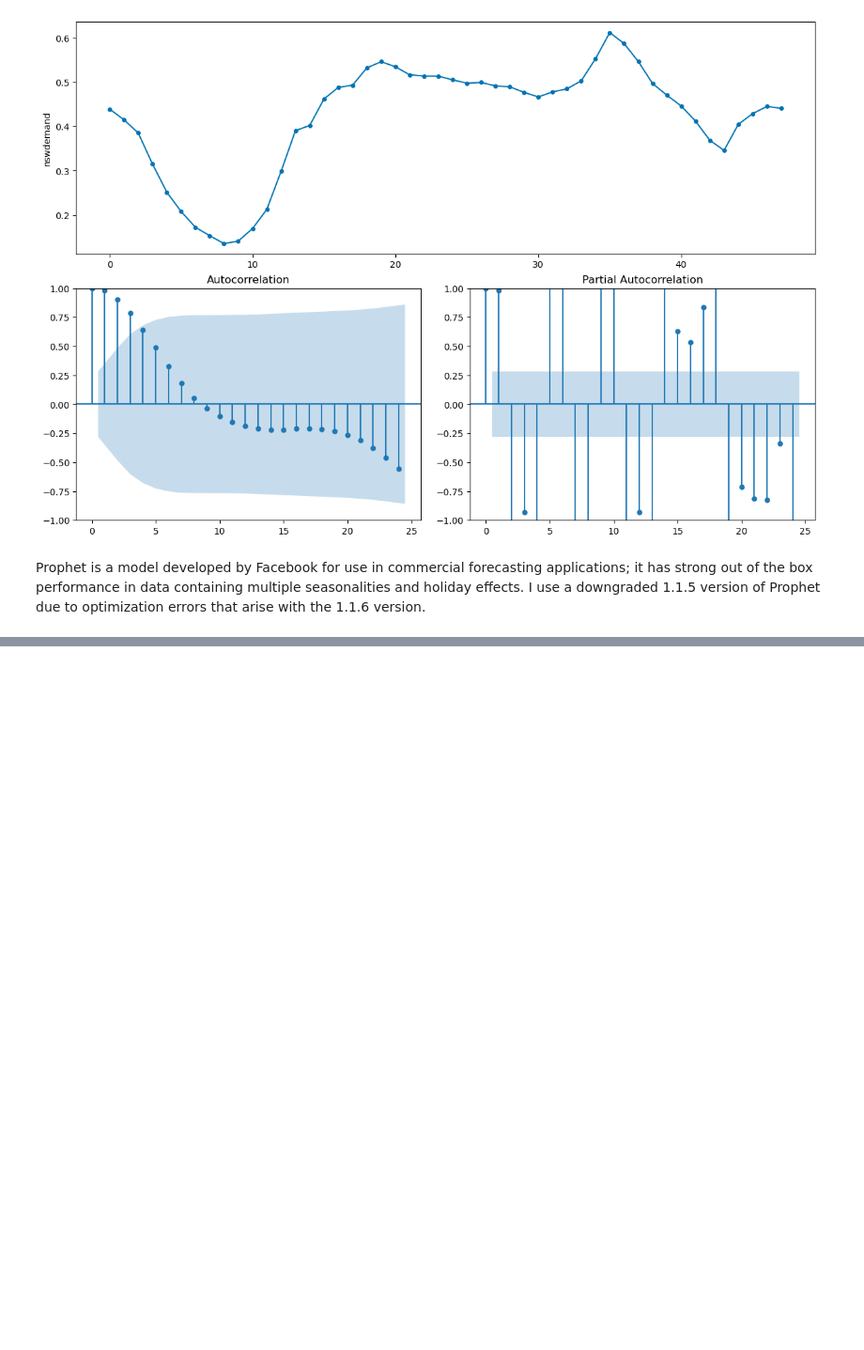
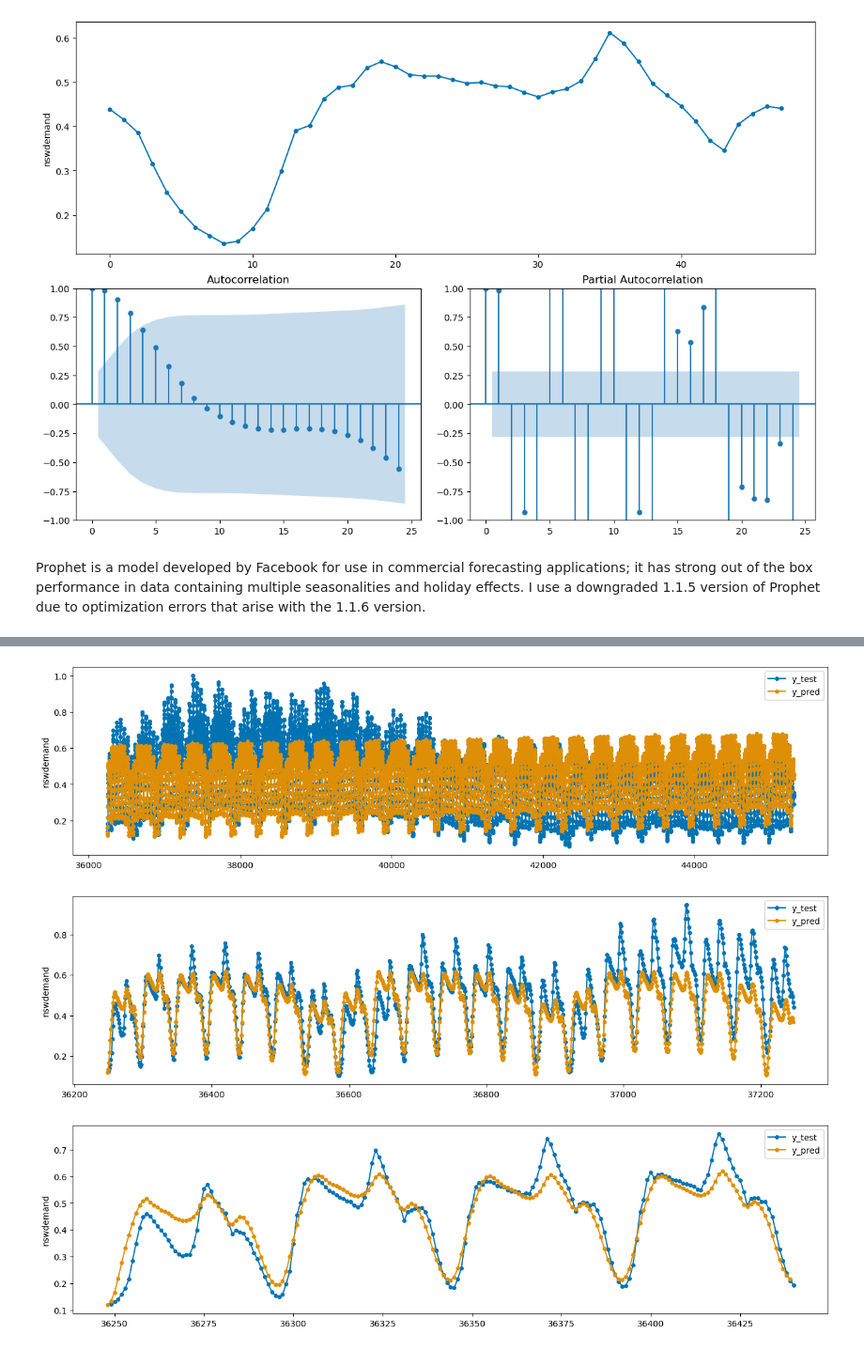
Before and after one commit to jjhuang4/jjhuang4.github.io, a Jupyter notebook: posts/2025-1-20/index.ipynb, the cells around one changed output, grey strips where cells are left out. Shown at 94% size. Cells and saved outputs as stored; diff of their text form; code cells hidden in the pictures; blank space fills up the shorter version.

```diff
--- a/posts/2025-1-20/index.ipynb
+++ b/posts/2025-1-20/index.ipynb
@@ -157 +169,9 @@ MSE: 0.02971161186595875
+# %%
+fig, ax = plot_series(y_test[0:17520], y_pred[0:17520], labels=["y_test", "y_pred"])
+fig, ax = plot_series(y_test[0:1000], y_pred[0:1000], labels=["y_test", "y_pred"])
+fig, ax = plot_series(y_test[0:192], y_pred[0:192], labels=["y_test", "y_pred"])
+# %% [output]
+[figure, added]
+[figure, added]
+[figure, added]
 # %%
```
Also changed, not shown: parts of 5 cells of this notebook.
